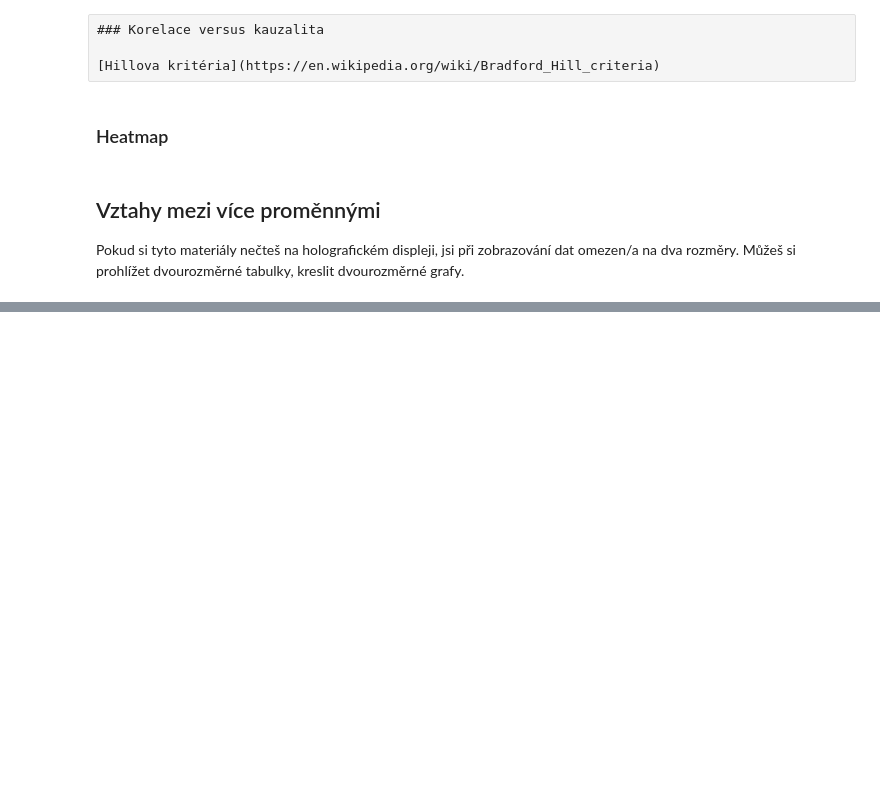
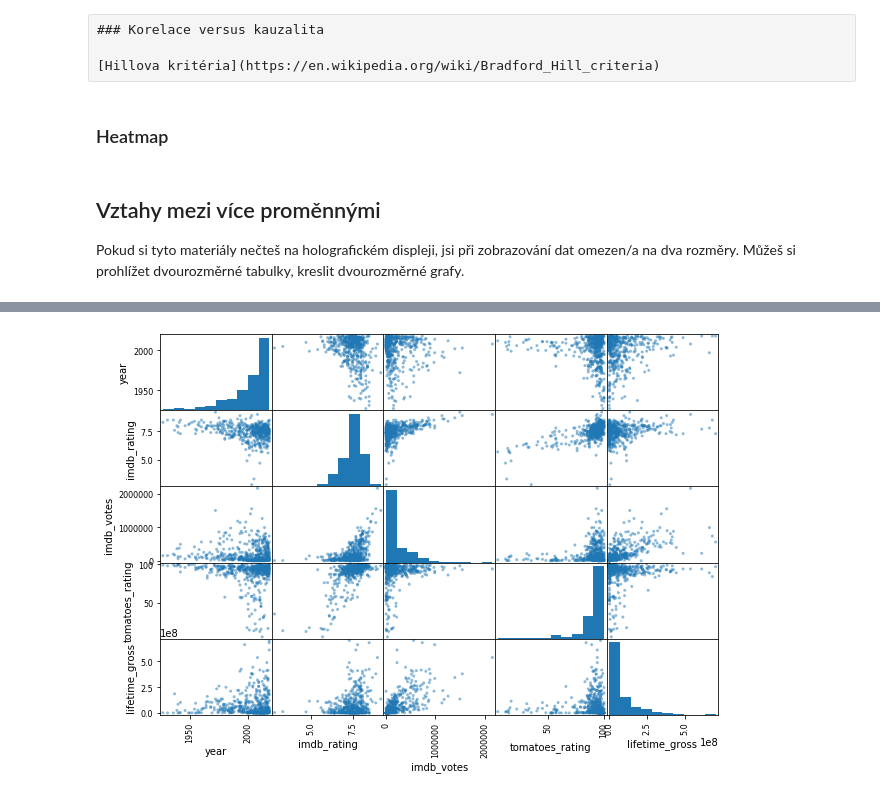
Before and after one commit to janpipek/naucse.python.cz, a Jupyter notebook: lessons/pydata/pandas_correlations/index.ipynb, the cells around one changed output, grey strips where cells are left out. Saved outputs shown, nothing was run; the diff lists cells and outputs as text; code cells hidden in the pictures; blank space fills up the shorter version.

```diff
--- a/lessons/pydata/pandas_correlations/index.ipynb
+++ b/lessons/pydata/pandas_correlations/index.ipynb
@@ -829,0 +874,7 @@ Pokud si tyto materiály nečteš na holografickém displeji, jsi při zobrazov
+# %%
+pd.plotting.scatter_matrix(
+    movies_complete[["year", "imdb_rating", "imdb_votes", "tomatoes_rating", "lifetime_gross"]],
+    figsize=(10, 7)
+);
+# %% [output]
+[figure, added]
```
Also changed, not shown: parts of 30 cells of this notebook.
